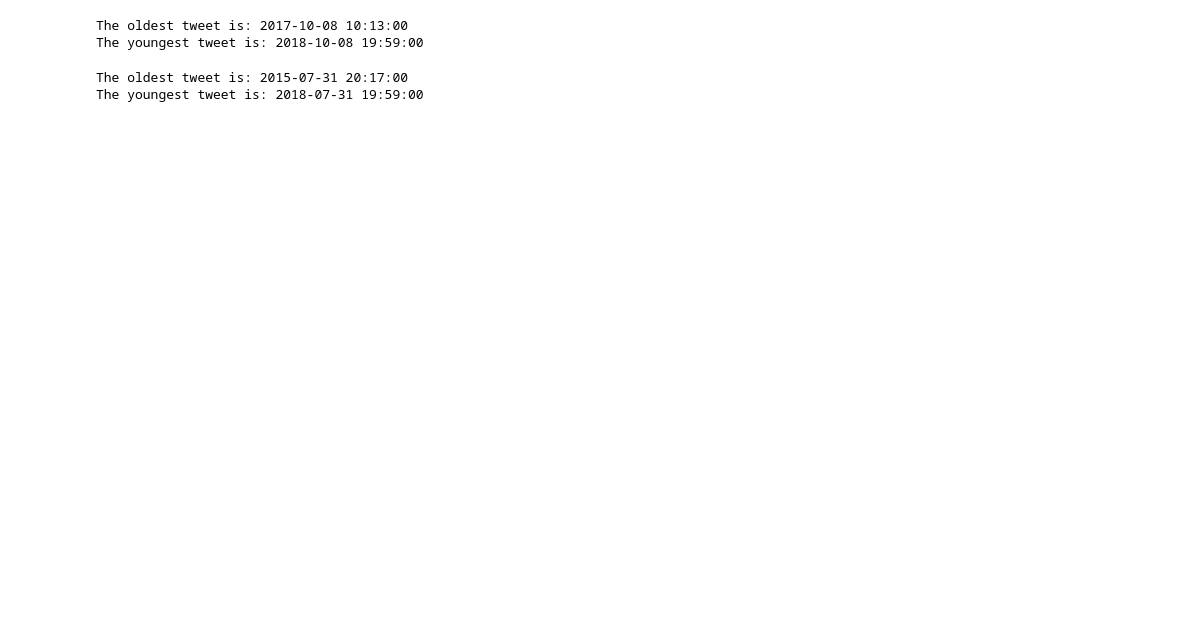
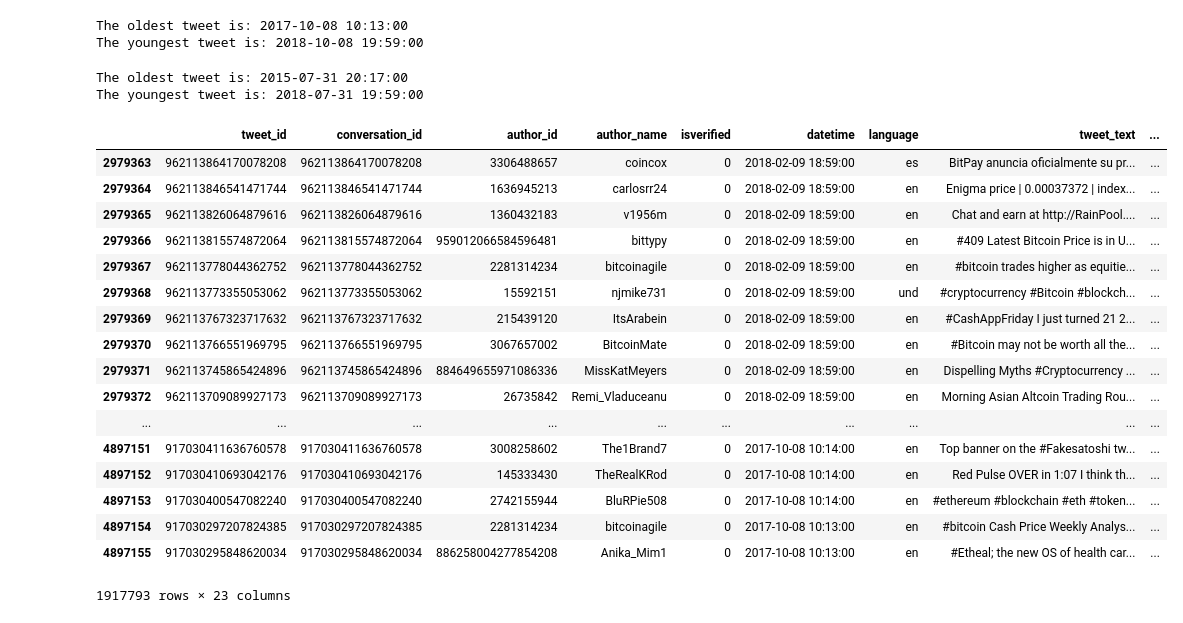
Before and after one commit to ThomasADuffy/Crypto-Capstone-1, a Jupyter notebook: EDA of .csv tweets.ipynb, the cells around one changed output. Cells and saved outputs as stored; diff of their text form; code cells hidden in the pictures; blank space fills up the shorter version.

```diff
--- a/EDA of .csv tweets.ipynb
+++ b/EDA of .csv tweets.ipynb
@@ -35,3 +119,24 @@ ETHtweets.print_min_max_datetime()
 # %% [output]
 The oldest tweet is: 2015-07-31 20:17:00
 The youngest tweet is: 2018-07-31 19:59:00
+# %%
+BTCtweets.date_filter('2017-10-07','2018-02-10')
+# %% [output]
+|  | tweet_id | conversation_id | author_id | author_name | isverified | datetime | language | tweet_text | ... |
+| 2979363 | 962113864170078208 | 962113864170078208 | 3306488657 | coincox | 0 | 2018-02-09 18:59:00 | es | BitPay anuncia oficialmente su pr... | ... |
+| 2979364 | 962113846541471744 | 962113846541471744 | 1636945213 | carlosrr24 | 0 | 2018-02-09 18:59:00 | en | Enigma price | 0.00037372 | index... | ... |
+| 2979365 | 962113826064879616 | 962113826064879616 | 1360432183 | v1956m | 0 | 2018-02-09 18:59:00 | en | Chat and earn at http://RainPool.... | ... |
+| 2979366 | 962113815574872064 | 962113815574872064 | 959012066584596481 | bittypy | 0 | 2018-02-09 18:59:00 | en | #409 Latest Bitcoin Price is in U... | ... |
+| 2979367 | 962113778044362752 | 962113778044362752 | 2281314234 | bitcoinagile | 0 | 2018-02-09 18:59:00 | en | #bitcoin trades higher as equitie... | ... |
+| 2979368 | 962113773355053062 | 962113773355053062 | 15592151 | njmike731 | 0 | 2018-02-09 18:59:00 | und | #cryptocurrency #Bitcoin #blockch... | ... |
+| 2979369 | 962113767323717632 | 962113767323717632 | 215439120 | ItsArabein | 0 | 2018-02-09 18:59:00 | en | #CashAppFriday I just turned 21 2... | ... |
+| 2979370 | 962113766551969795 | 962113766551969795 | 3067657002 | BitcoinMate | 0 | 2018-02-09 18:59:00 | en | #Bitcoin may not be worth all the... | ... |
+| 2979371 | 962113745865424896 | 962113745865424896 | 884649655971086336 | MissKatMeyers | 0 | 2018-02-09 18:59:00 | en | Dispelling Myths #Cryptocurrency ... | ... |
+| 2979372 | 962113709089927173 | 962113709089927173 | 26735842 | Remi_Vladuceanu | 0 | 2018-02-09 18:59:00 | en | Morning Asian Altcoin Trading Rou... | ... |
+| ... | ... | ... | ... | ... | ... | ... | ... | ... | ... |
+| 4897151 | 917030411636760578 | 917030411636760578 | 3008258602 | The1Brand7 | 0 | 2017-10-08 10:14:00 | en | Top banner on the #Fakesatoshi tw... | ... |
+| 4897152 | 917030410693042176 | 917030410693042176 | 145333430 | TheRealKRod | 0 | 2017-10-08 10:14:00 | en | Red Pulse OVER in 1:07 I think th... | ... |
+| 4897153 | 917030400547082240 | 917030400547082240 | 2742155944 | BluRPie508 | 0 | 2017-10-08 10:14:00 | en | #ethereum #blockchain #eth #token... | ... |
+| 4897154 | 917030297207824385 | 917030297207824385 | 2281314234 | bitcoinagile | 0 | 2017-10-08 10:13:00 | en | #bitcoin Cash Price Weekly Analys... | ... |
+| 4897155 | 917030295848620034 | 917030295848620034 | 886258004277854208 | Anika_Mim1 | 0 | 2017-10-08 10:13:00 | en | #Etheal; the new OS of health car... | ... |
+1917793 rows × 23 columns
```
Also changed, not shown: parts of 7 cells of this notebook, 1 other file.
